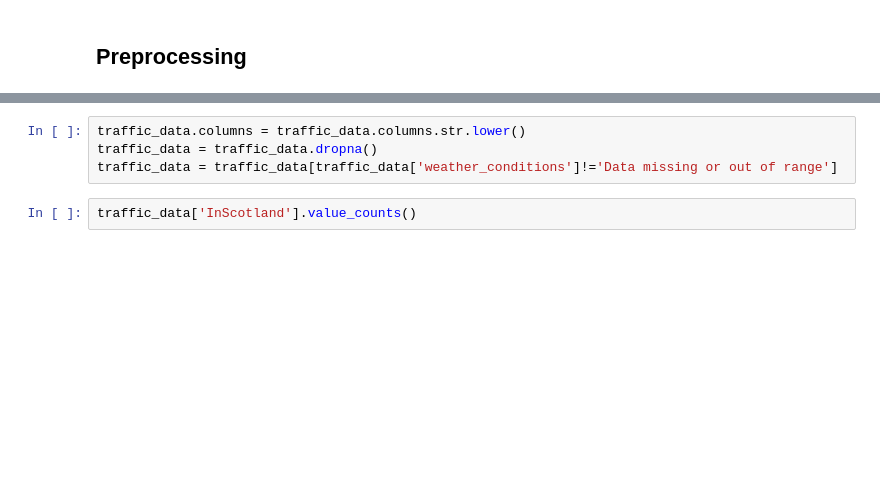
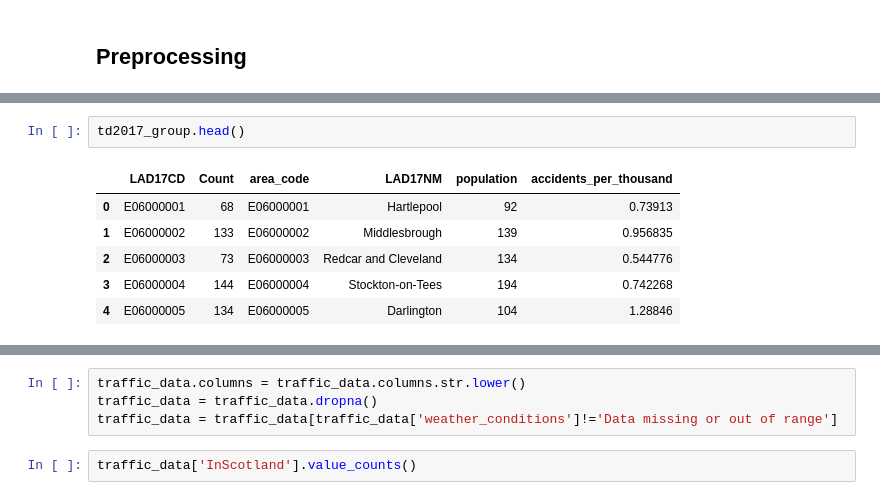
Before and after one commit to CalLanherne/IBMCapstone, a Jupyter notebook: capstone_project.ipynb, the cells around one changed output, grey strips where cells are left out. Cells and saved outputs as stored; diff of their text form; blank space fills up the shorter version.

```diff
--- a/capstone_project.ipynb
+++ b/capstone_project.ipynb
@@ -110,0 +231,9 @@ FileNotFoundError: [Errno 2] No such file or directory: 'Carriageway_Hazards.csv
+# %%
+td2017_group.head()
+# %% [output]
+|  | LAD17CD | Count | area_code | LAD17NM | population | accidents_per_thousand |
+| 0 | E06000001 | 68 | E06000001 | Hartlepool | 92 | 0.73913 |
+| 1 | E06000002 | 133 | E06000002 | Middlesbrough | 139 | 0.956835 |
+| 2 | E06000003 | 73 | E06000003 | Redcar and Cleveland | 134 | 0.544776 |
+| 3 | E06000004 | 144 | E06000004 | Stockton-on-Tees | 194 | 0.742268 |
+| 4 | E06000005 | 134 | E06000005 | Darlington | 104 | 1.28846 |
```
Also changed, not shown: parts of 48 cells of this notebook.
